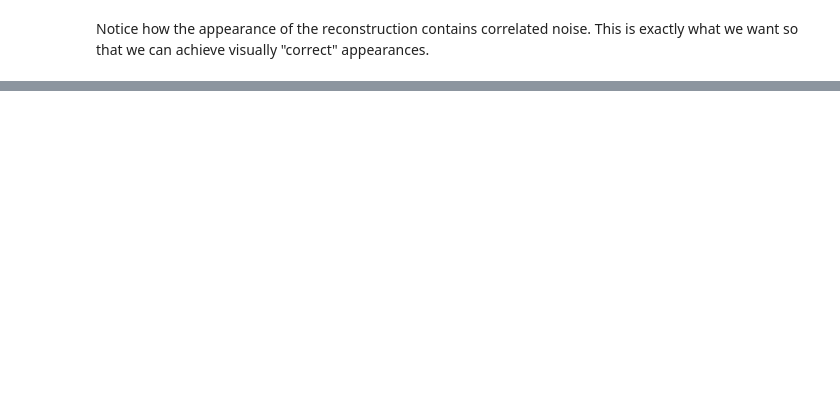
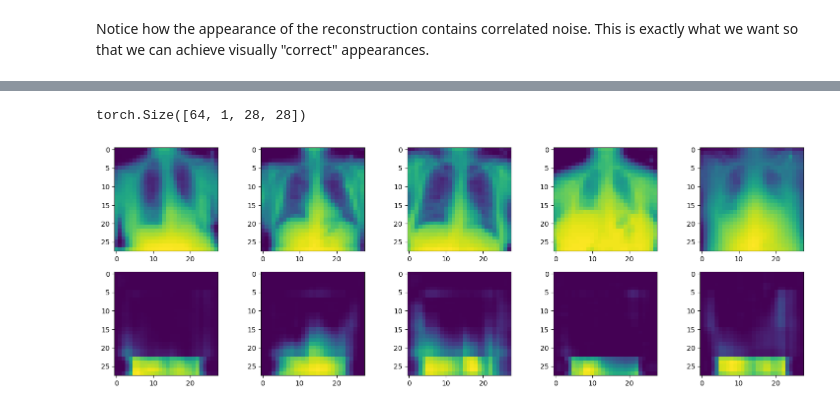
Before and after one commit to edsml-rl1623/DeepLearning, a Jupyter notebook: Day06-VAEs/Day06-VAEs_afternoon_Exercise.ipynb, the cells around one changed output, grey strips where cells are left out. Cells and saved outputs as stored; diff of their text form; code cells hidden in the pictures; blank space fills up the shorter version.

```diff
--- a/Day06-VAEs/Day06-VAEs_afternoon_Exercise.ipynb
+++ b/Day06-VAEs/Day06-VAEs_afternoon_Exercise.ipynb
@@ -626,10 +653,13 @@ print('done')
 # %%
 images, labels = next(iter(test_loader))  # Get the first batch of images
 print(images.shape)  # Get the first image from the batch
-vae_conv1 = vae_conv1.eval()
+vae_conv1 = vae_conv.eval()
 
 _, ax = plt.subplots(2, 5, figsize=[18.5, 6])
 for n, idx  in enumerate(torch.randint(0,images.shape[0], (5,))):
-  recon, _ = vae_conv1(images[idx].unsqueeze(0).cuda())  # Are mu and sigma correct
+  recon, _ = vae_conv(images[idx].unsqueeze(0).cuda())  # Are mu and sigma correct
   ax[0, n].imshow(images[idx].squeeze())
   ax[1, n].imshow(recon.cpu().detach().squeeze())
+# %% [output]
+torch.Size([64, 1, 28, 28])
+[figure, added]
```
Also changed, not shown: parts of 12 cells of this notebook.
